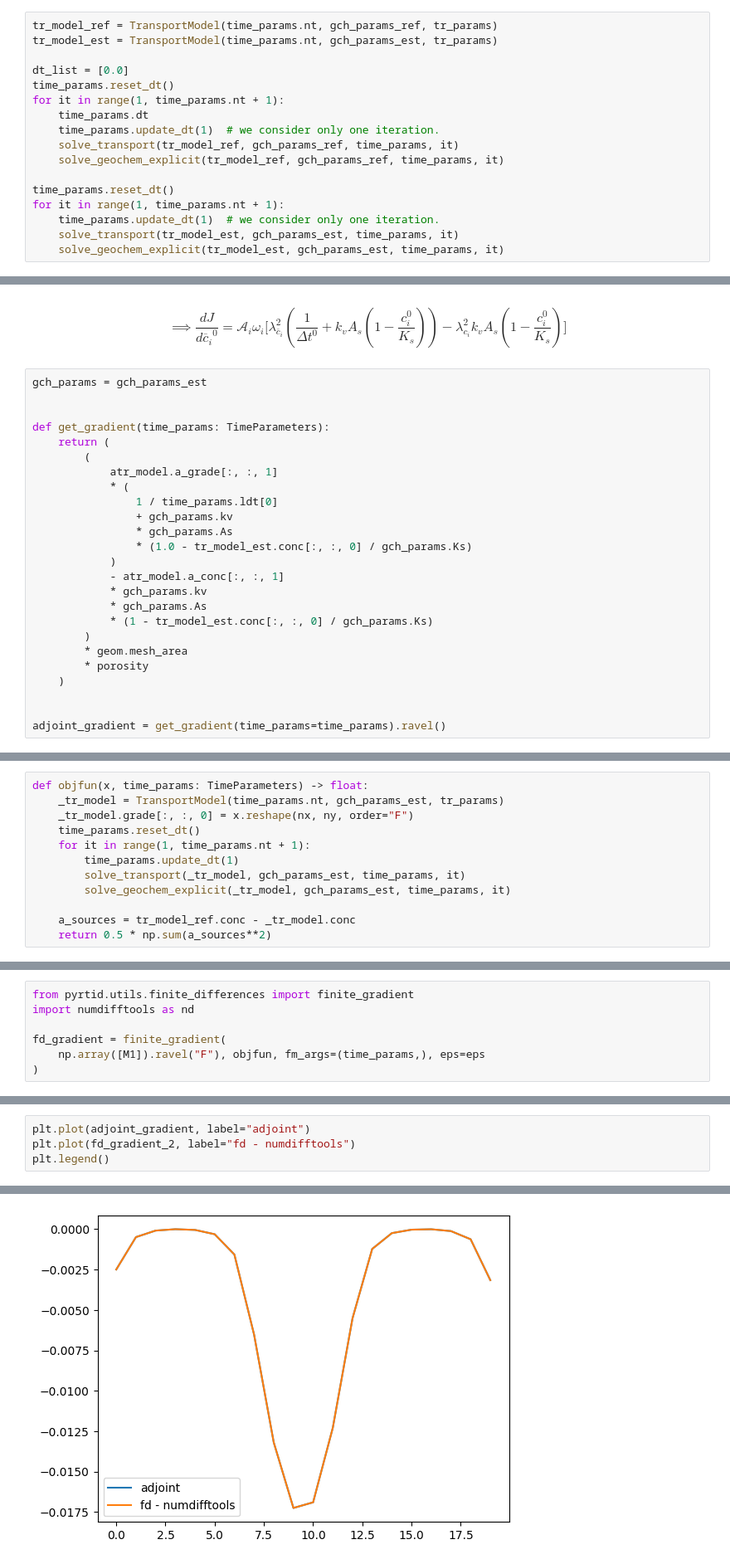
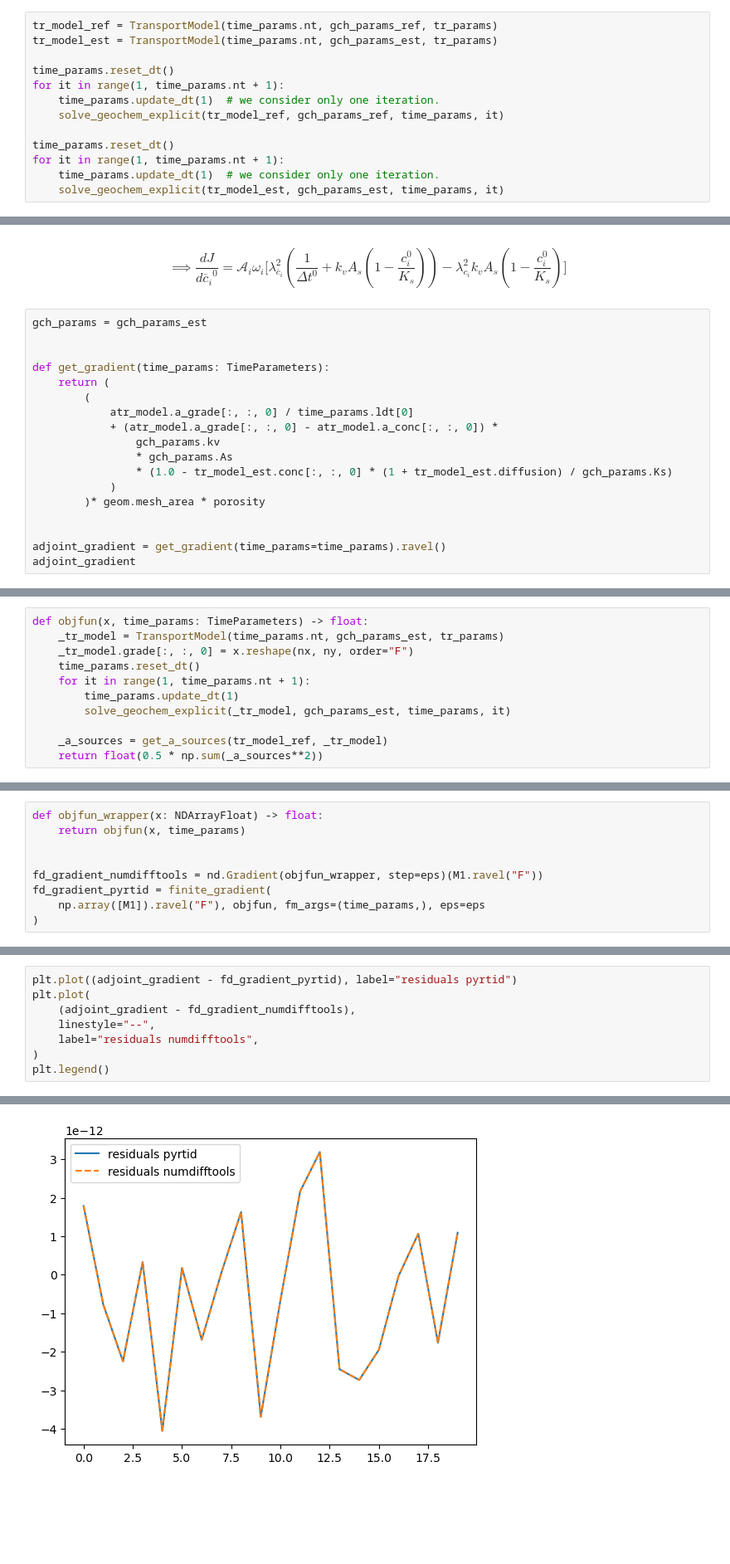
Before and after one commit to antoinecollet5/pyrtid, a Jupyter notebook: devs/chemistry_derivation_with_linear_transport.ipynb, the cells around one changed output, grey strips where cells are left out. Shown at 83% size. Drawn from its saved outputs; the diff is of its cells as text; blank space fills up the shorter version.

Commit message:
ENH: fix linear transport tests

```diff
--- a/devs/chemistry_derivation_with_linear_transport.ipynb
+++ b/devs/chemistry_derivation_with_linear_transport.ipynb
@@ -443,18 +425,14 @@ def solve_geochem_explicit(
 tr_model_ref = TransportModel(time_params.nt, gch_params_ref, tr_params)
 tr_model_est = TransportModel(time_params.nt, gch_params_est, tr_params)
 
-dt_list = [0.0]
 time_params.reset_dt()
 for it in range(1, time_params.nt + 1):
-    time_params.dt
     time_params.update_dt(1)  # we consider only one iteration.
-    solve_transport(tr_model_ref, gch_params_ref, time_params, it)
     solve_geochem_explicit(tr_model_ref, gch_params_ref, time_params, it)
 
 time_params.reset_dt()
 for it in range(1, time_params.nt + 1):
     time_params.update_dt(1)  # we consider only one iteration.
-    solve_transport(tr_model_est, gch_params_est, time_params, it)
     solve_geochem_explicit(tr_model_est, gch_params_est, time_params, it)
 # %%
 import matplotlib.pyplot as plt
@@ -608,21 +560,14 @@ gch_params = gch_params_est
 def get_gradient(time_params: TimeParameters):
     return (
         (
-            atr_model.a_grade[:, :, 1]
-            * (
-                1 / time_params.ldt[0]
-                + gch_params.kv
+            atr_model.a_grade[:, :, 0] / time_params.ldt[0]
+            + (atr_model.a_grade[:, :, 0] - atr_model.a_conc[:, :, 0]) *
+                gch_params.kv
                 * gch_params.As
-                * (1.0 - tr_model_est.conc[:, :, 0] / gch_params.Ks)
+                * (1.0 - tr_model_est.conc[:, :, 0] * (1 + tr_model_est.diffusion) / gch_params.Ks)
             )
-            - atr_model.a_conc[:, :, 1]
-            * gch_params.kv
-            * gch_params.As
-            * (1 - tr_model_est.conc[:, :, 0] / gch_params.Ks)
-        )
-        * geom.mesh_area
-        * porosity
-    )
+        )* geom.mesh_area * porosity
 
 
 adjoint_gradient = get_gradient(time_params=time_params).ravel()
+adjoint_gradient
@@ -633,8 +586,7 @@ def objfun(x, time_params: TimeParameters) -> float:
     time_params.reset_dt()
     for it in range(1, time_params.nt + 1):
         time_params.update_dt(1)
-        solve_transport(_tr_model, gch_params_est, time_params, it)
         solve_geochem_explicit(_tr_model, gch_params_est, time_params, it)
 
-    a_sources = tr_model_ref.conc - _tr_model.conc
-    return 0.5 * np.sum(a_sources**2)
+    _a_sources = get_a_sources(tr_model_ref, _tr_model)
+    return float(0.5 * np.sum(_a_sources**2))
@@ -653,7 +610,9 @@ eps
 # %%
-from pyrtid.utils.finite_differences import finite_gradient
-import numdifftools as nd
+def objfun_wrapper(x: NDArrayFloat) -> float:
+    return objfun(x, time_params)
 
-fd_gradient = finite_gradient(
+
+fd_gradient_numdifftools = nd.Gradient(objfun_wrapper, step=eps)(M1.ravel("F"))
+fd_gradient_pyrtid = finite_gradient(
     np.array([M1]).ravel("F"), objfun, fm_args=(time_params,), eps=eps
 )
@@ -686,7 +631,11 @@ fd_gradient_2 = nd.Gradient(objfun_wrapper, step=eps)(M1.ravel("F"))
 # %%
-plt.plot(adjoint_gradient, label="adjoint")
-plt.plot(fd_gradient_2, label="fd - numdifftools")
+plt.plot((adjoint_gradient - fd_gradient_pyrtid), label="residuals pyrtid")
+plt.plot(
+    (adjoint_gradient - fd_gradient_numdifftools),
+    linestyle="--",
+    label="residuals numdifftools",
+)
 plt.legend()
 # %% [output]
 <matplotlib.legend.Legend at 0x...>
-[figure, old version]
+[figure, new version]
```
Also changed, not shown: parts of 34 cells of this notebook.
